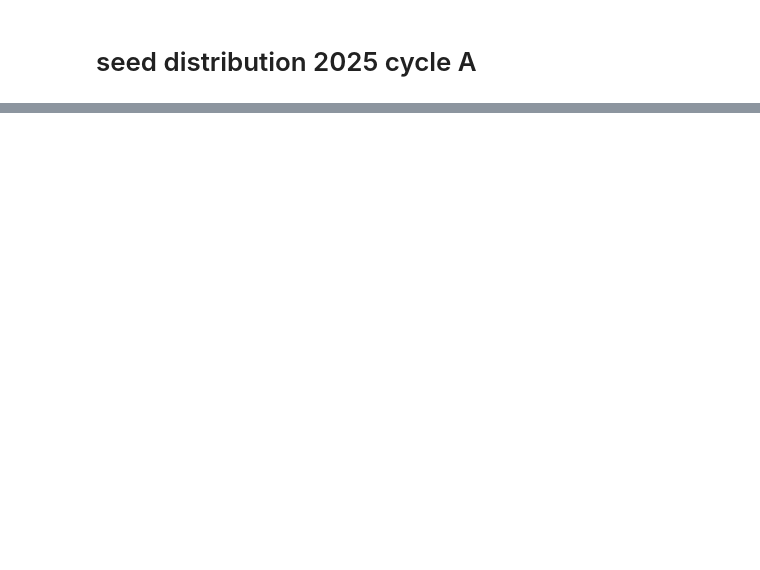
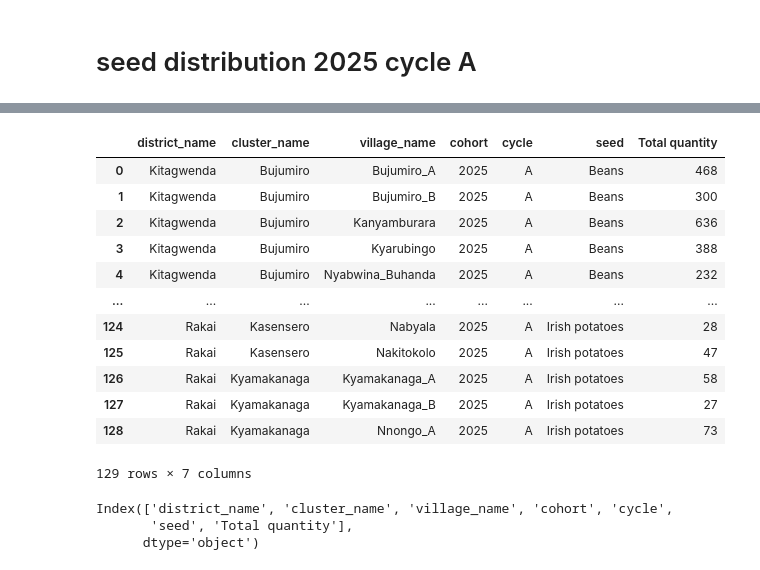
Before and after one commit to edisonmugabi/HWG-Q1-Reporting-2025, a Jupyter notebook: Code used/Q1 reporting HWG-checkpoint.ipynb, the cells around one changed output, grey strips where cells are left out. Drawn from its saved outputs; the diff is of its cells as text; code cells hidden in the pictures; blank space fills up the shorter version.

```diff
--- a/Code used/Q1 reporting HWG-checkpoint.ipynb
+++ b/Code used/Q1 reporting HWG-checkpoint.ipynb
@@ -358,0 +605,12 @@ data_distribution=pd.read_excel(r"C:\Users\RTV-LPT1-233\Downloads\seed distribut
+# %%
+summary_analyis_design=design_hh_seed_df.melt(value_vars=['beans_kgs_hh_seed','maize_kgs_hh_seed','irish_potatoes_bags_hh_seed'],
+                       value_name="Total quantity",
+                       var_name="seed",
+                       id_vars=['division','cluster','village','cohort','cycle'])
+# %%
+summary_analyis_design.rename(columns={'division':'district_name',
+                                       'cluster':'cluster_name',
+                                       'village':'village_name',
+                                       },inplace=True)
+# %%
+summary_analyis_design['cycle'].replace(1,"A",inplace=True)
@@ -358,0 +624,4 @@ data_distribution=pd.read_excel(r"C:\Users\RTV-LPT1-233\Downloads\seed distribut
+# %%
+summary_analyis_design['seed'].replace({'beans_kgs_hh_seed':'Beans',
+                                        "irish_potatoes_bags_hh_seed":"Irish potatoes",
+                                        'maize_kgs_hh_seed':"Maize"},inplace=True)
@@ -358,0 +635,16 @@ data_distribution=pd.read_excel(r"C:\Users\RTV-LPT1-233\Downloads\seed distribut
+# %%
+summary_analyis_design
+# %% [output]
+|  | district_name | cluster_name | village_name | cohort | cycle | seed | Total quantity |
+| 0 | Kitagwenda | Bujumiro | Bujumiro_A | 2025 | A | Beans | 468 |
+| 1 | Kitagwenda | Bujumiro | Bujumiro_B | 2025 | A | Beans | 300 |
+| 2 | Kitagwenda | Bujumiro | Kanyamburara | 2025 | A | Beans | 636 |
+| 3 | Kitagwenda | Bujumiro | Kyarubingo | 2025 | A | Beans | 388 |
+| 4 | Kitagwenda | Bujumiro | Nyabwina_Buhanda | 2025 | A | Beans | 232 |
+| ... | ... | ... | ... | ... | ... | ... | ... |
+| 124 | Rakai | Kasensero | Nabyala | 2025 | A | Irish potatoes | 28 |
+| 125 | Rakai | Kasensero | Nakitokolo | 2025 | A | Irish potatoes | 47 |
+| 126 | Rakai | Kyamakanaga | Kyamakanaga_A | 2025 | A | Irish potatoes | 58 |
+| 127 | Rakai | Kyamakanaga | Kyamakanaga_B | 2025 | A | Irish potatoes | 27 |
+| 128 | Rakai | Kyamakanaga | Nnongo_A | 2025 | A | Irish potatoes | 73 |
+129 rows × 7 columns
@@ -358,0 +658,6 @@ data_distribution=pd.read_excel(r"C:\Users\RTV-LPT1-233\Downloads\seed distribut
+# %%
+summary_analyis_design.columns
+# %% [output]
+Index(['district_name', 'cluster_name', 'village_name', 'cohort', 'cycle',
+       'seed', 'Total quantity'],
+      dtype='object')
```
Also changed, not shown: parts of 62 cells of this notebook, 33 other files.
